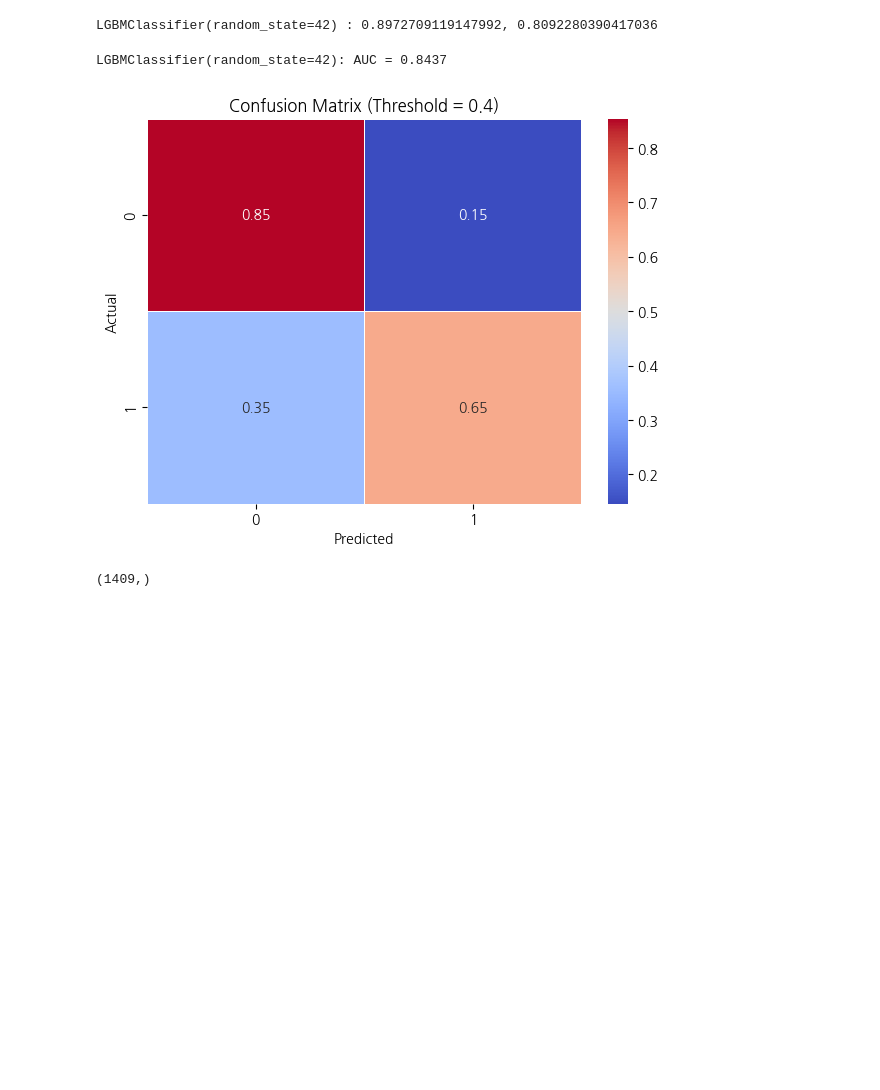
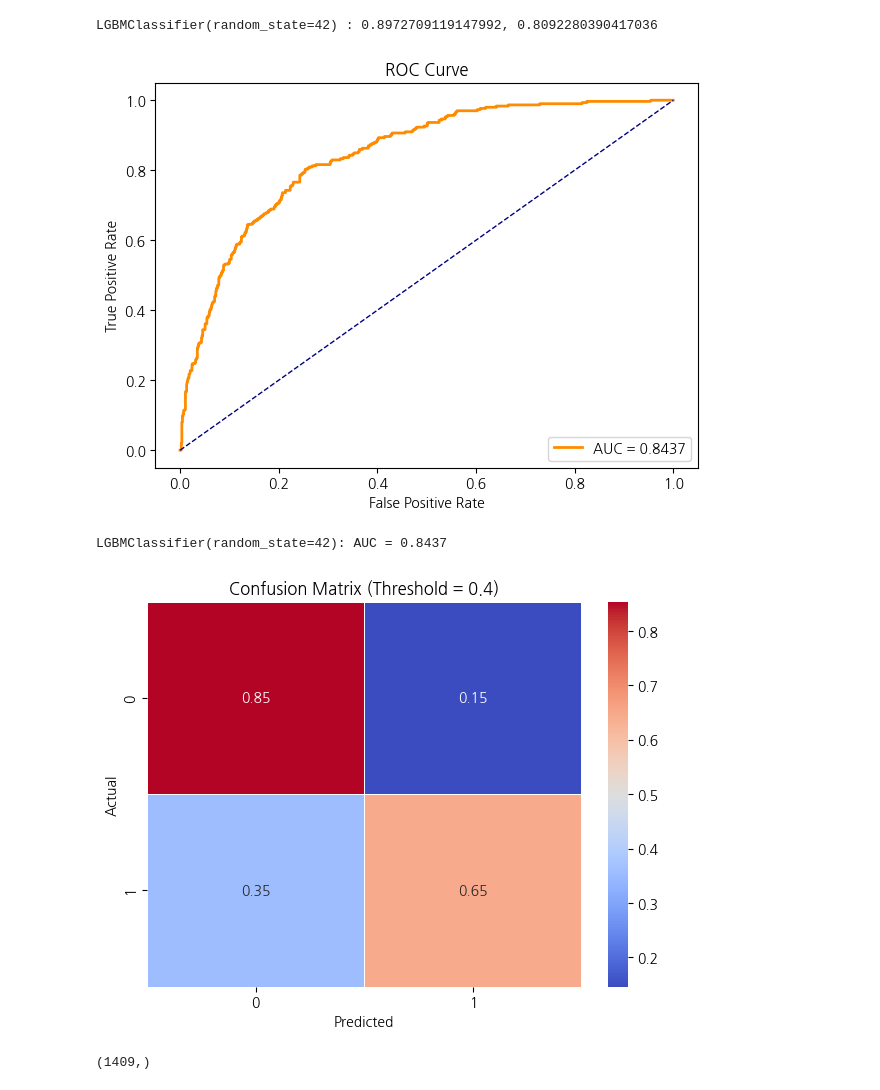
Before and after one commit to SKNETWORKS-FAMILY-AICAMP/SKN10-2nd-3Team, a Jupyter notebook: Model V2.ipynb, the cells around one changed output. Saved outputs shown, nothing was run; the diff lists cells and outputs as text; code cells hidden in the pictures; blank space fills up the shorter version.

Commit message:
ROC Curve 추가

```diff
--- a/Model V2.ipynb
+++ b/Model V2.ipynb
@@ -544,31 +562,43 @@ LGBMClassifier(random_state=42) : 0.8972709119147992, 0.8092280390417036
 # %%
 # 1️⃣ 모델 예측 확률 가져오기
 y_pred = model_lgbm_V2.predict_proba(X_te)[:, 1]  # 1일 확률 (이탈 확률)
 
 y_te = y_te.map({'No': 0, 'Yes': 1})
-# 2️⃣ AUC 계산
+
+# 2️⃣ AUC 계산 및 그래프 생성
 fpr, tpr, thresholds = roc_curve(y_te, y_pred)
 auc_te = auc(fpr, tpr)
+
+plt.figure(figsize=(7, 5))
+plt.plot(fpr, tpr, color='darkorange', lw=2, label=f'AUC = {auc_te:.4f}')
+plt.plot([0, 1], [0, 1], color='navy', lw=1, linestyle='--')  # 대각선 기준선
+plt.xlabel('False Positive Rate')
+plt.ylabel('True Positive Rate')
+plt.title('ROC Curve')
+plt.legend(loc='lower right')
+plt.show()
+
 print(f'{model_lgbm_V2}: AUC = {auc_te:.4f}')
 
 # 3️⃣ Threshold 조정 후 새로운 예측값 생성
 threshold = 0.4  # 기본 0.5에서 0.4로 조정
 y_pred_class = (y_pred >= threshold).astype(int)
 
 # 4️⃣ 혼동행렬 계산
 norm_conf_mx = confusion_matrix(y_te, y_pred_class, normalize="true")
 
 # 5️⃣ 혼동행렬 시각화
 plt.figure(figsize=(7, 5))
 sns.heatmap(norm_conf_mx, annot=True, cmap="coolwarm", linewidth=0.5, fmt=".2f")
 
 plt.xlabel('Predicted')
 plt.ylabel('Actual')
 plt.title(f'Confusion Matrix (Threshold = {threshold})')
 plt.show()
 # %% [output]
+[figure, new version]
 LGBMClassifier(random_state=42): AUC = 0.8437
-[figure, old version]
+[figure, added]
 # %%
 ori_te_pred = model_lgbm_V2.predict_proba(ori_te)[:,1]
 ori_te_pred.shape
```
Also changed, not shown: parts of 4 cells of this notebook.
